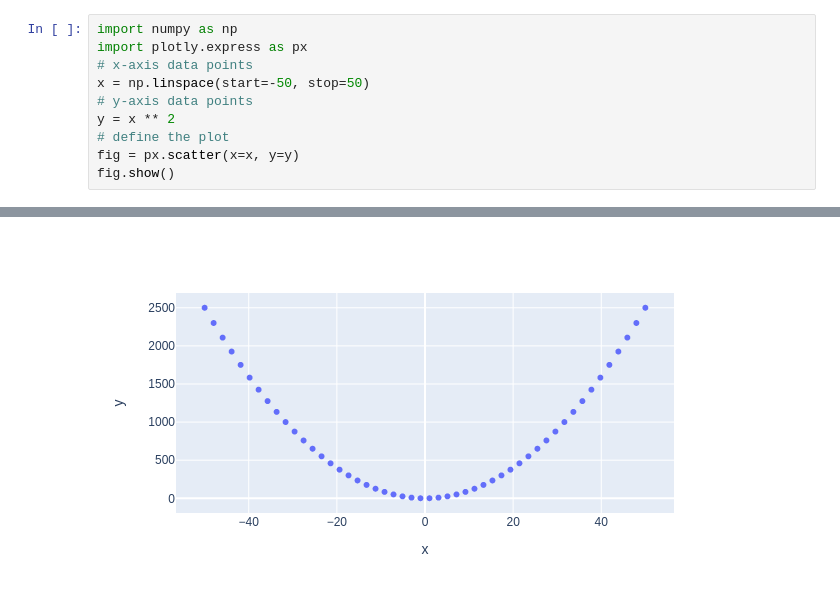
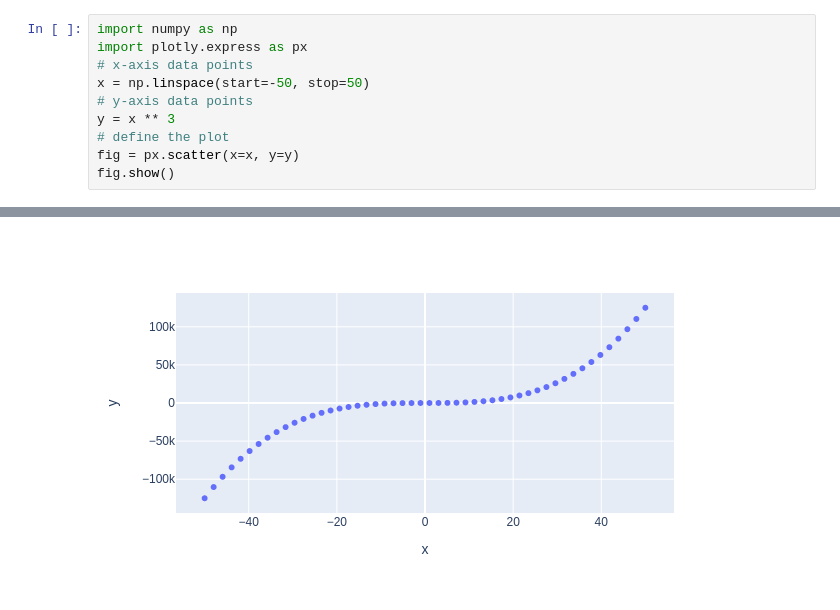
Before and after one commit to aneeshsad/my-notebooks-repo, a Jupyter notebook: experiment1.ipynb, the cells around one changed output, grey strips where cells are left out. Cells and saved outputs as stored; diff of their text form.

```diff
--- a/experiment1.ipynb
+++ b/experiment1.ipynb
@@ -4,7 +4,7 @@ import plotly.express as px
 # x-axis data points
 x = np.linspace(start=-50, stop=50)
 # y-axis data points
-y = x ** 2
+y = x ** 3
 # define the plot
 fig = px.scatter(x=x, y=y)
 fig.show()
@@ -13 +12 @@ fig.show()
-[figure, old version]
+[figure, new version]
```
Also changed, not shown: parts of 1 cell of this notebook.
